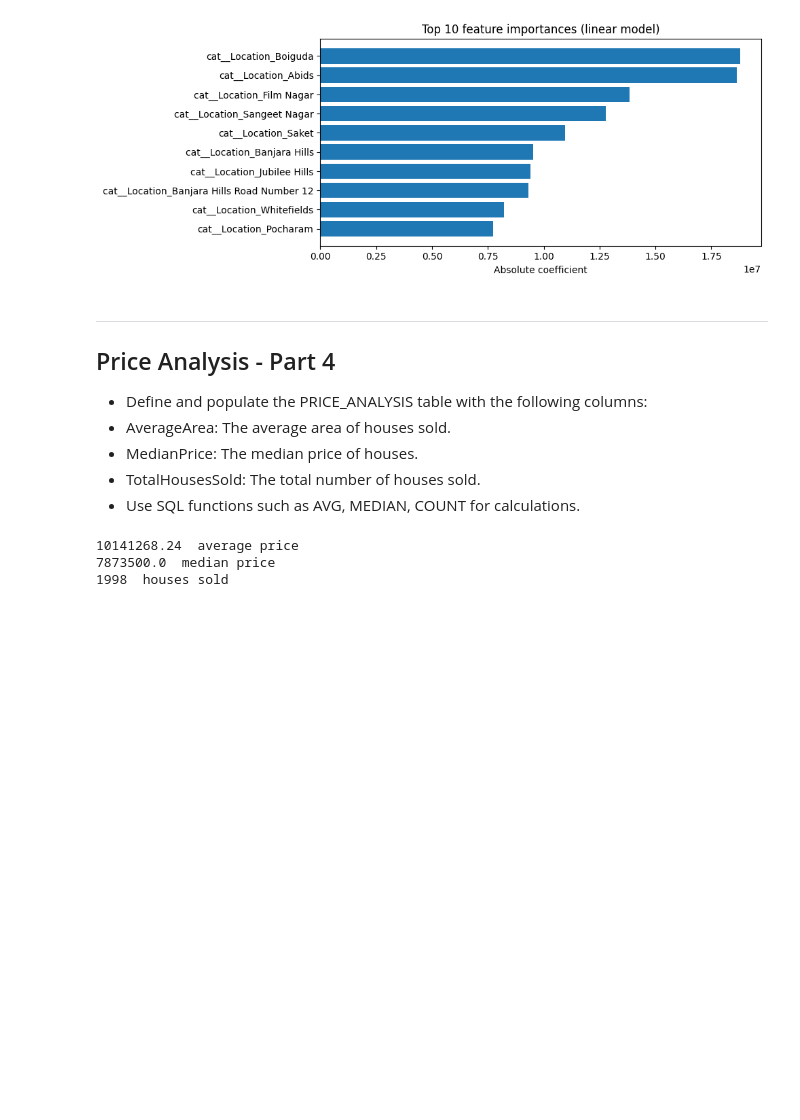
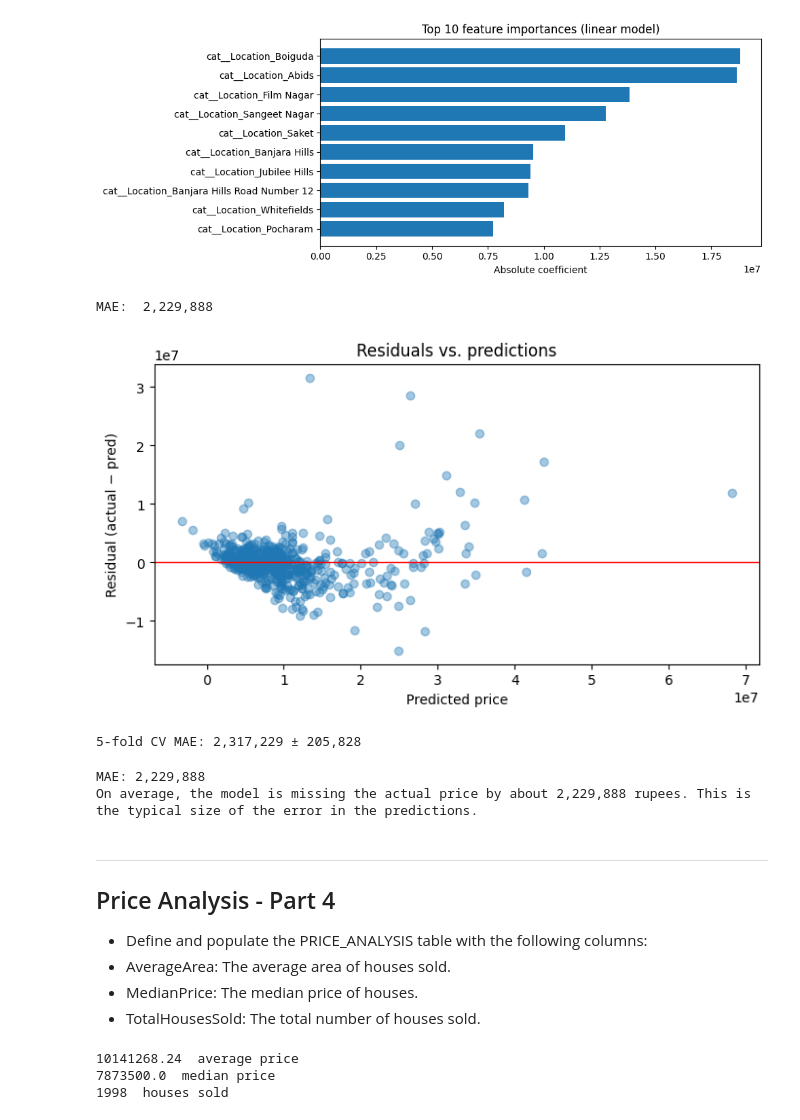
Before and after one commit to ScottySchmidt/ISU-CS-Portfolio, a Jupyter notebook: housing-market-analysis-hyderabad.ipynb, the cells around one changed output. Cells and saved outputs as stored; diff of their text form; code cells hidden in the pictures; blank space fills up the shorter version.

```diff
--- a/housing-market-analysis-hyderabad.ipynb
+++ b/housing-market-analysis-hyderabad.ipynb
@@ -134,6 +134,42 @@ plt.tight_layout()
 plt.show()
 # %% [output]
 [figure]
+# %%
+from sklearn.metrics import mean_absolute_error, mean_squared_error
+from sklearn.model_selection import cross_val_score, KFold
+
+# Predictions on the hold-out set
+y_pred = lr.predict(X_test)
+
+mae = mean_absolute_error(y_test, y_pred)
+print(f"MAE:  {mae:,.0f}")
+
+
+# Residual plot
+residuals = y_test - y_pred
+plt.figure(figsize=(8,4))
+plt.scatter(y_pred, residuals, alpha=0.4)
+plt.axhline(0, color='red', linewidth=1)
+plt.xlabel("Predicted price")
+plt.ylabel("Residual (actual − pred)")
+plt.title("Residuals vs. predictions")
+plt.show()
+
+# Cross-validation (5-fold) on the full dataset
+cv = KFold(n_splits=5, shuffle=True, random_state=42)
+cv_scores = cross_val_score(lr, X, y, cv=cv, scoring='neg_mean_absolute_error')
+
+print(f"5-fold CV MAE: {-cv_scores.mean():,.0f} ± {cv_scores.std():,.0f}")
+# %% [output]
+MAE:  2,229,888
+[figure, added]
+5-fold CV MAE: 2,317,229 ± 205,828
+# %%
+print(f"MAE: {mae:,.0f}")
+print(f"On average, the model is missing the actual price by about {mae:,.0f} rupees. This is the typical size of the error in the predictions.\n")
+# %% [output]
+MAE: 2,229,888
+On average, the model is missing the actual price by about 2,229,888 rupees. This is the typical size of the error in the predictions.
 # %% [markdown]
 --------------------------------------------
 ## Price Analysis - Part 4
@@ -141,7 +177,6 @@ plt.show()
 * AverageArea: The average area of houses sold.
 * MedianPrice: The median price of houses.
 * TotalHousesSold: The total number of houses sold.
-* Use SQL functions such as AVG, MEDIAN, COUNT for calculations.
 # %%
 average_price = df['Price'].mean().round(2)
 median_price = df['Price'].median()
```
Also changed, not shown: parts of 1 cell of this notebook.
